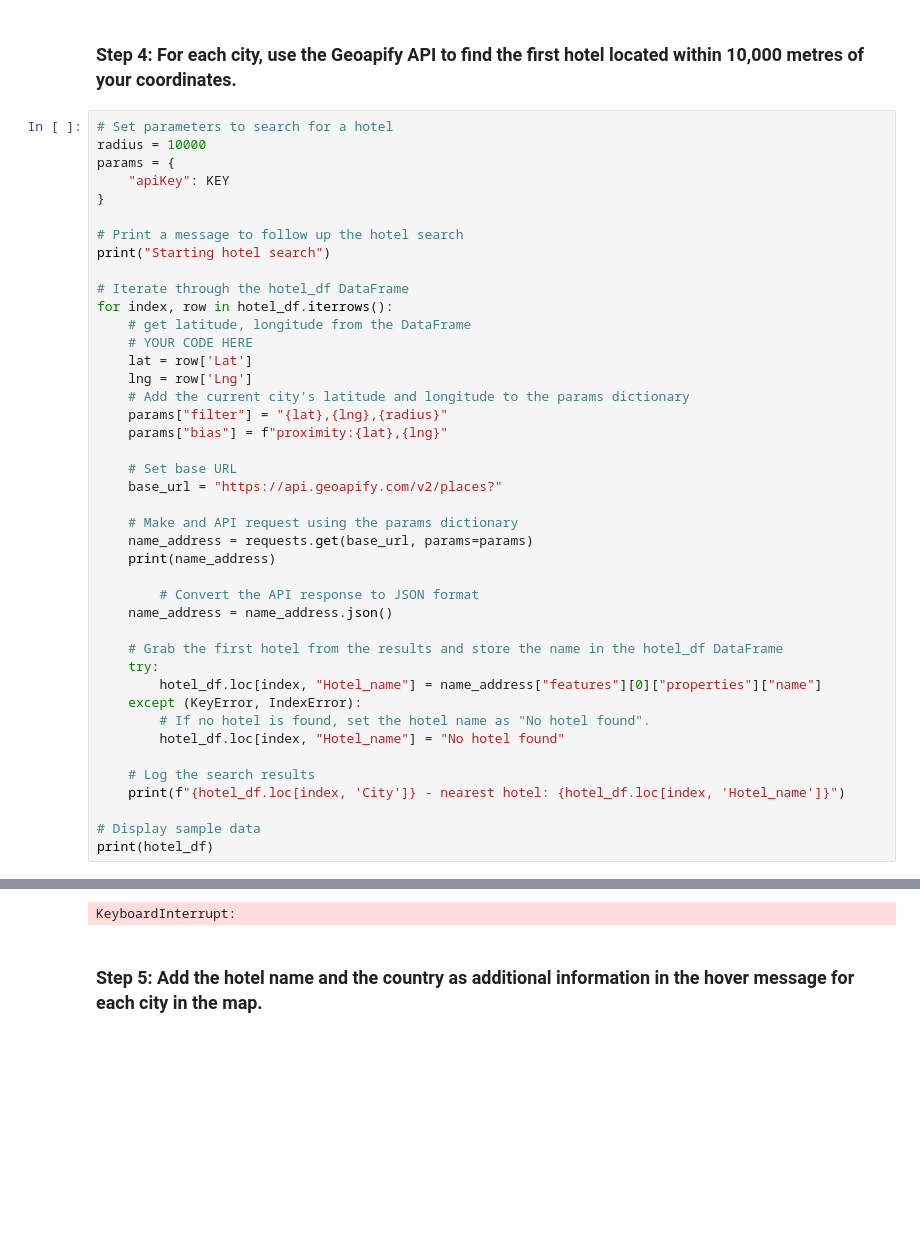
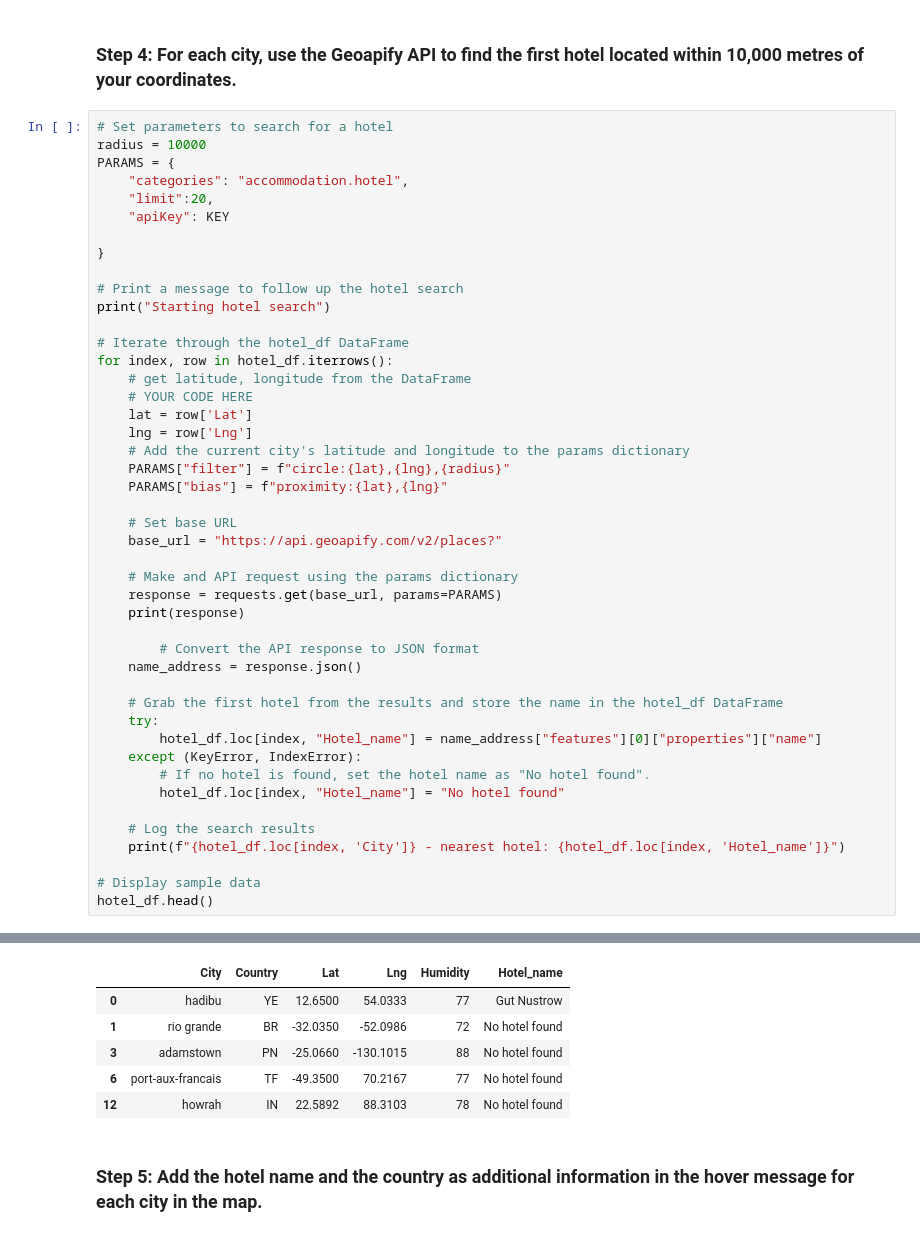
Before and after one commit to deelan01/python-api-challenge, a Jupyter notebook: VacationPy.ipynb, the cells around one changed output, grey strips where cells are left out. Saved outputs shown, nothing was run; the diff lists cells and outputs as text; blank space fills up the shorter version.

```diff
--- a/VacationPy.ipynb
+++ b/VacationPy.ipynb
@@ -102,8 +97,11 @@ hotel_df.head()
 # %%
 # Set parameters to search for a hotel
 radius = 10000
-params = {
+PARAMS = {
+    "categories": "accommodation.hotel",
+    "limit":20,
     "apiKey": KEY
+
 }
 
 # Print a message to follow up the hotel search
@@ -116,18 +114,18 @@ for index, row in hotel_df.iterrows():
     lat = row['Lat']
     lng = row['Lng']
     # Add the current city's latitude and longitude to the params dictionary
-    params["filter"] = "{lat},{lng},{radius}"
-    params["bias"] = f"proximity:{lat},{lng}"
+    PARAMS["filter"] = f"circle:{lat},{lng},{radius}"
+    PARAMS["bias"] = f"proximity:{lat},{lng}"
 
     # Set base URL
     base_url = "https://api.geoapify.com/v2/places?"
 
     # Make and API request using the params dictionary
-    name_address = requests.get(base_url, params=params)
-    print(name_address)
+    response = requests.get(base_url, params=PARAMS)
+    print(response)
 
         # Convert the API response to JSON format
-    name_address = name_address.json()
+    name_address = response.json()
 
     # Grab the first hotel from the results and store the name in the hotel_df DataFrame
     try:
@@ -140,6 +138,6 @@ for index, row in hotel_df.iterrows():
     print(f"{hotel_df.loc[index, 'City']} - nearest hotel: {hotel_df.loc[index, 'Hotel_name']}")
 
 # Display sample data
-print(hotel_df)
+hotel_df.head()
 # %% [output]
 Starting hotel search
@@ -162,4 +160,9 @@ kavaratti - nearest hotel: No hotel found
-KeyboardInterrupt:
+|  | City | Country | Lat | Lng | Humidity | Hotel_name |
+| 0 | hadibu | YE | 12.6500 | 54.0333 | 77 | Gut Nustrow |
+| 1 | rio grande | BR | -32.0350 | -52.0986 | 72 | No hotel found |
+| 3 | adamstown | PN | -25.0660 | -130.1015 | 88 | No hotel found |
+| 6 | port-aux-francais | TF | -49.3500 | 70.2167 | 77 | No hotel found |
+| 12 | howrah | IN | 22.5892 | 88.3103 | 78 | No hotel found |
 # %% [markdown]
 ### Step 5: Add the hotel name and the country as additional information in the hover message for each city in the map.
 # %%
```
Also changed, not shown: parts of 3 cells of this notebook.
